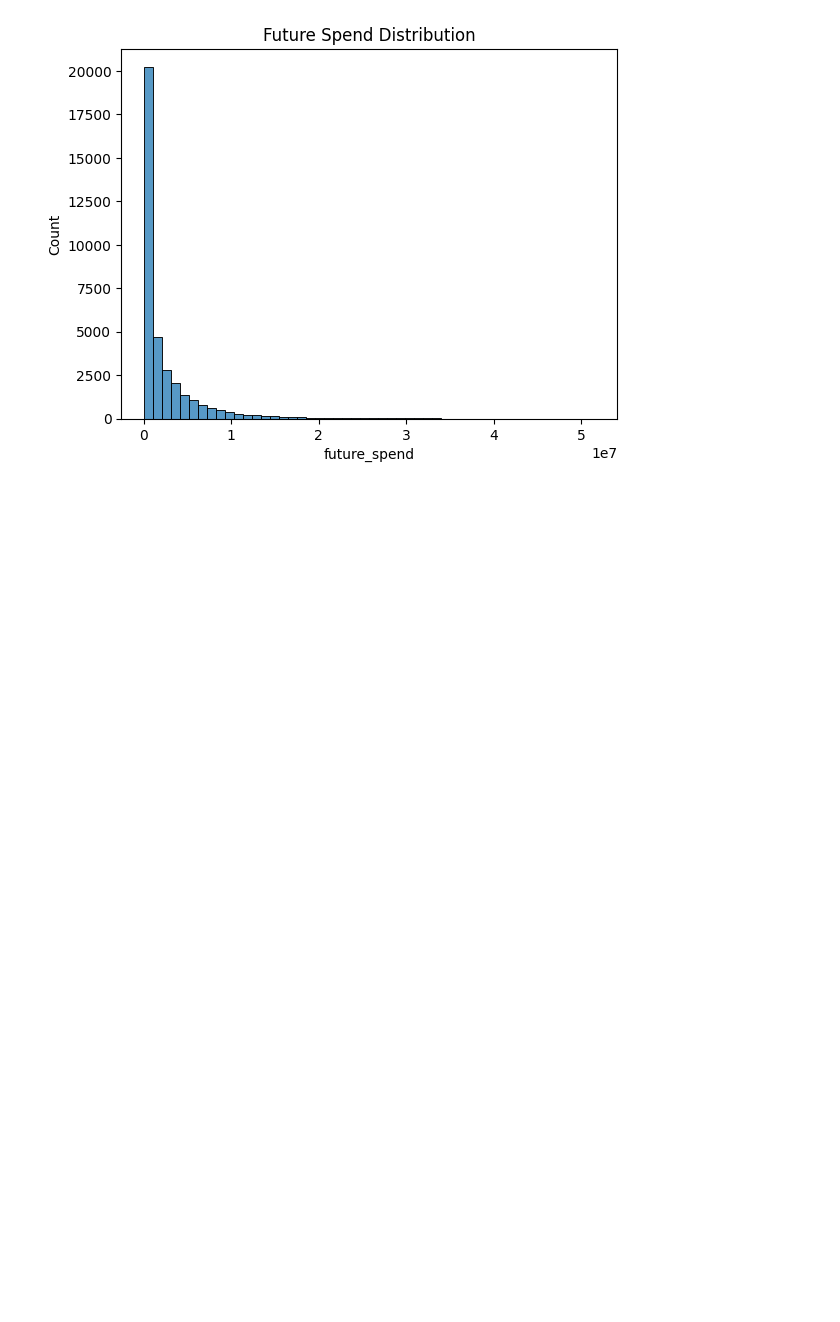
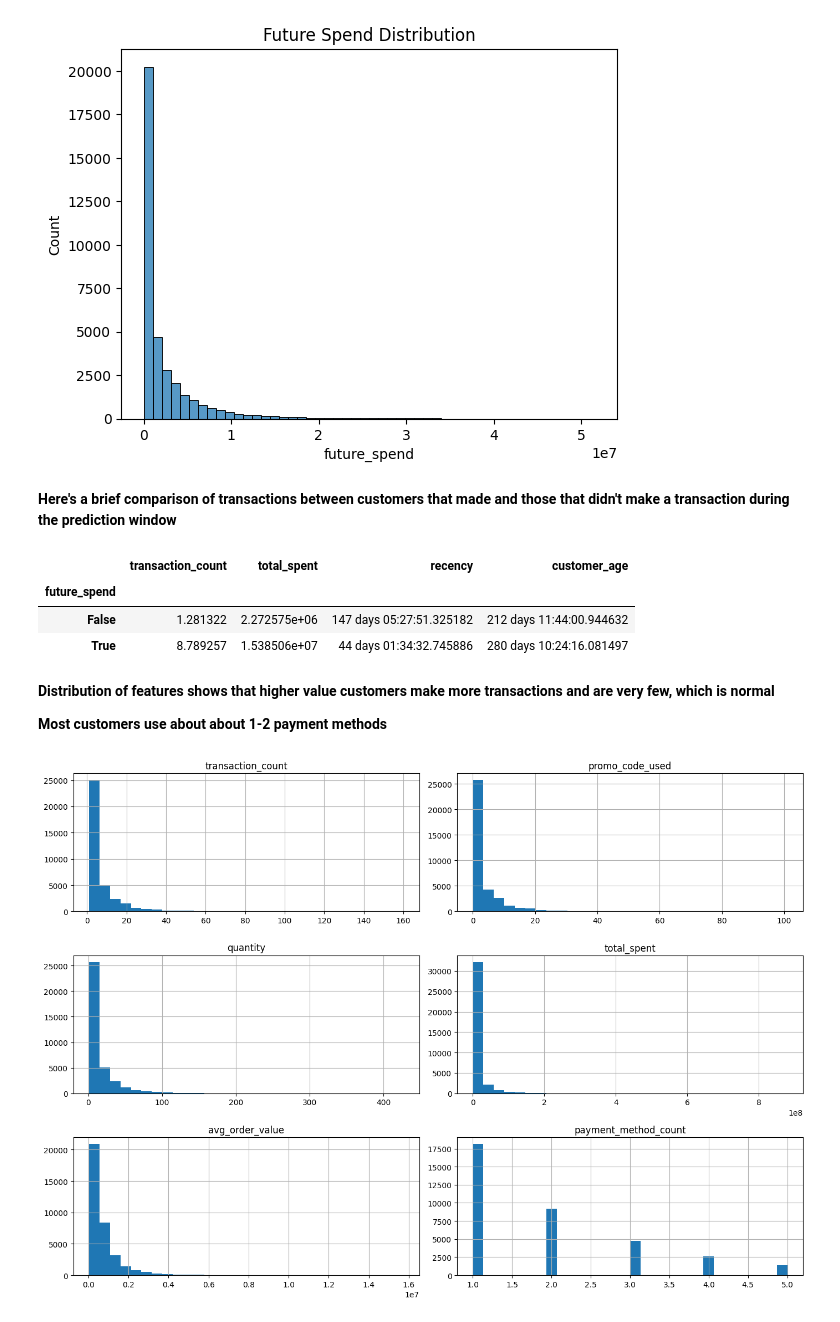
Before and after one commit to Danny-Dalo/Ecommerce-CLV-Prediction, a Jupyter notebook: notebooks/exploratory_analysis.ipynb, the cells around one changed output. Drawn from its saved outputs; the diff is of its cells as text; code cells hidden in the pictures; blank space fills up the shorter version.

```diff
--- a/notebooks/exploratory_analysis.ipynb
+++ b/notebooks/exploratory_analysis.ipynb
@@ -93,0 +72,29 @@ plt.show()
+# %% [markdown]
+__Here's a brief comparison of transactions between customers that made and those that didn't make a transaction during the prediction window__
+# %%
+df.groupby(df["future_spend"] > 0)[
+    ["transaction_count", "total_spent", "recency", "customer_age"]
+].mean()
+# %% [output]
+|  | transaction_count | total_spent | recency | customer_age |
+| future_spend |  |  |  |  |
+| False | 1.281322 | 2.272575e+06 | 147 days 05:27:51.325182 | 212 days 11:44:00.944632 |
+| True | 8.789257 | 1.538506e+07 | 44 days 01:34:32.745886 | 280 days 10:24:16.081497 |
+# %% [markdown]
+__Distribution of features shows that higher value customers make more transactions and are very few, which is normal__
+
+__Most customers use about about 1-2 payment methods__
+# %%
+num_cols = [
+    "transaction_count",
+    "promo_code_used",
+    "quantity",
+    "total_spent",
+    "avg_order_value",
+    "payment_method_count"
+]
+
+df[num_cols].hist(figsize=(14,10), bins=30)
+plt.tight_layout()
+# %% [output]
+[figure, added]
```
Also changed, not shown: parts of 5 cells of this notebook.
